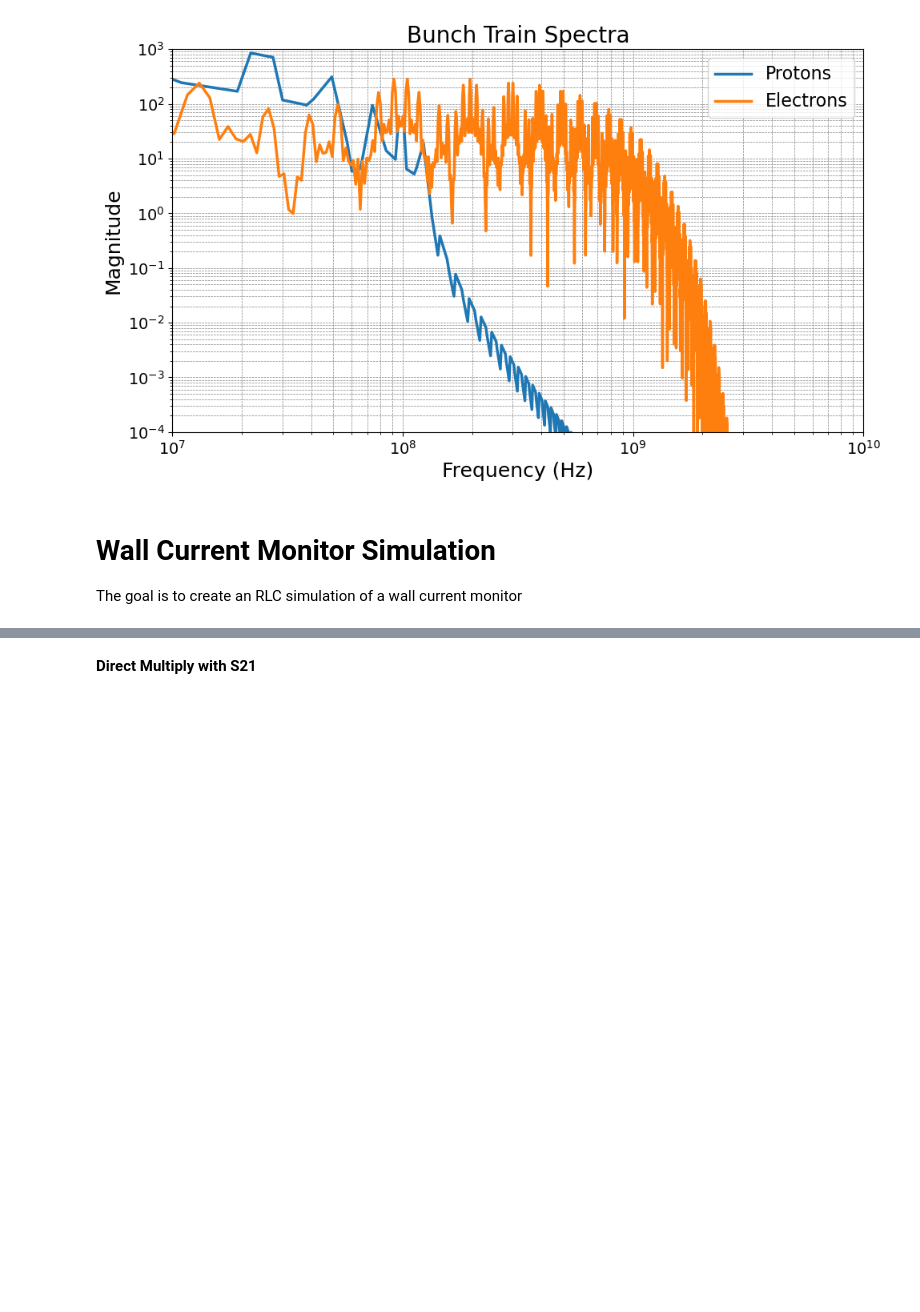
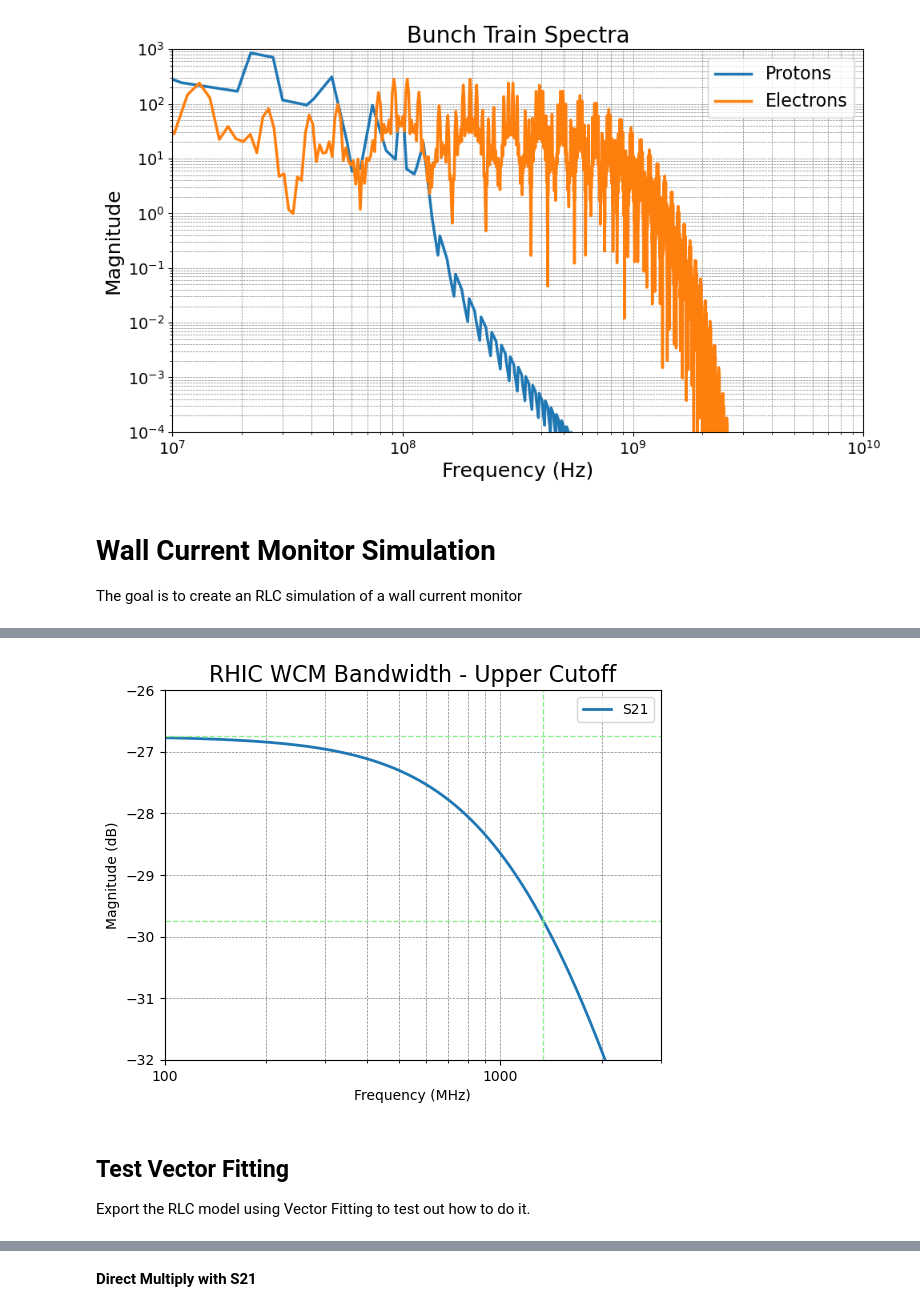
Before and after one commit to whyven/instrSimTools, a Jupyter notebook: instrSimTools/Testing_Notebook.ipynb, the cells around one changed output, grey strips where cells are left out. Cells and saved outputs as stored; diff of their text form; code cells hidden in the pictures; blank space fills up the shorter version.

```diff
--- a/instrSimTools/Testing_Notebook.ipynb
+++ b/instrSimTools/Testing_Notebook.ipynb
@@ -308,3 +316,21 @@ measure_3db_bandwidth( wcm_ntwk )*1e-6
+# %%
+wcm_ntwk.plot_s_db(m=1, n=0, lw=2, logx=True )
+plt.grid(True, which='both', ls='--', lw=0.5, color='gray')
+# Add dashed horizontal line at the passband magnitude
+plt.axhline(y=pass_mag, color='lightgreen', linestyle='--', linewidth=1)
+# Add dashed horizontal line at the passband magnitude - 3dB
+plt.axhline(y=pass_mag-3, color='lightgreen', linestyle='--', linewidth=1)
+# Add dashed vertical line at 3dB mark
+plt.axvline(x=Fhigh, color='lightgreen', linestyle='--', linewidth=1)
+plt.ylim([-32, -26])
+plt.xlim([100e6,3000e6])
+plt.title("RHIC WCM Bandwidth - Upper Cutoff", fontsize=16)
+plt.show()
+# %% [output]
+[figure, added]
+# %% [markdown]
+## Test Vector Fitting
+Export the RLC model using Vector Fitting to test out how to do it.
 # %%
 vf = rf.VectorFitting( wcm_ntwk )
 vf.vector_fit( )
```
Also changed, not shown: parts of 16 cells of this notebook, 1 other file.
